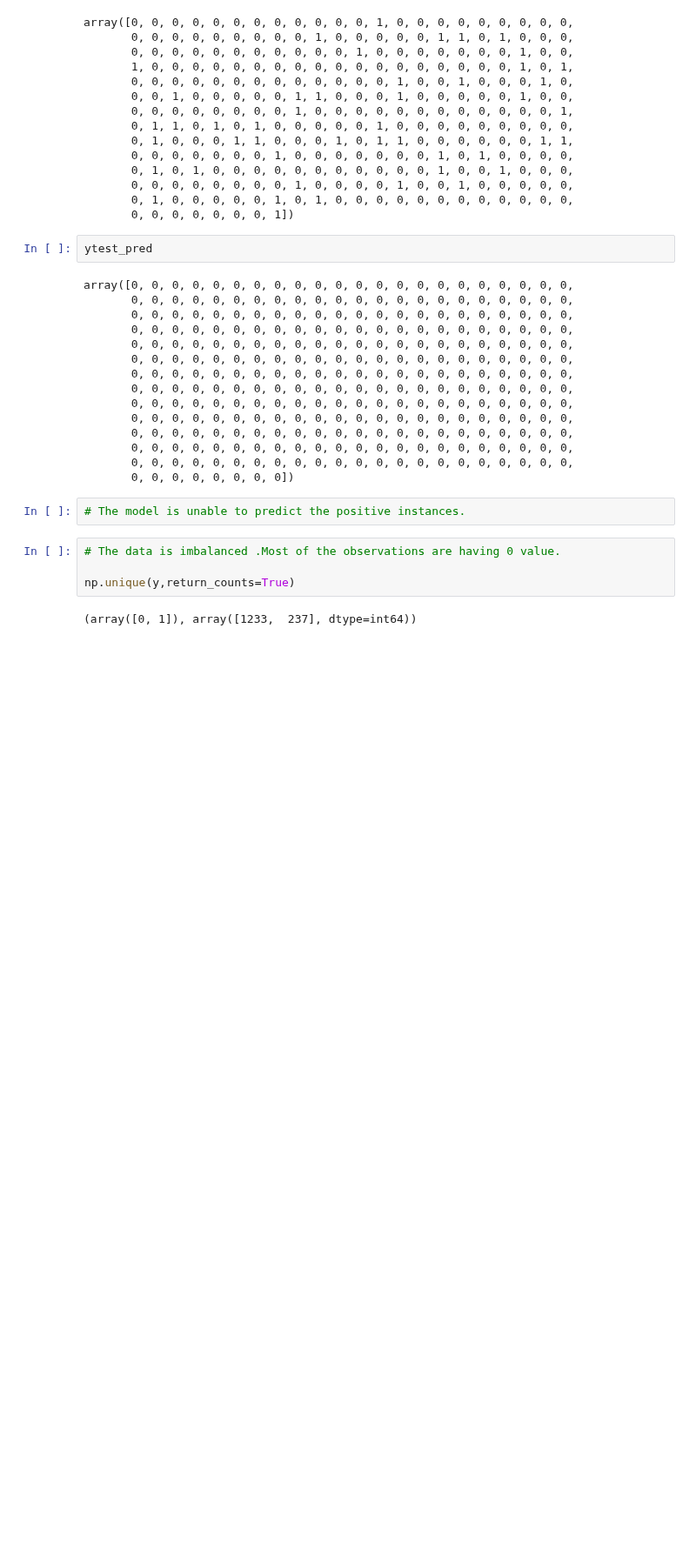
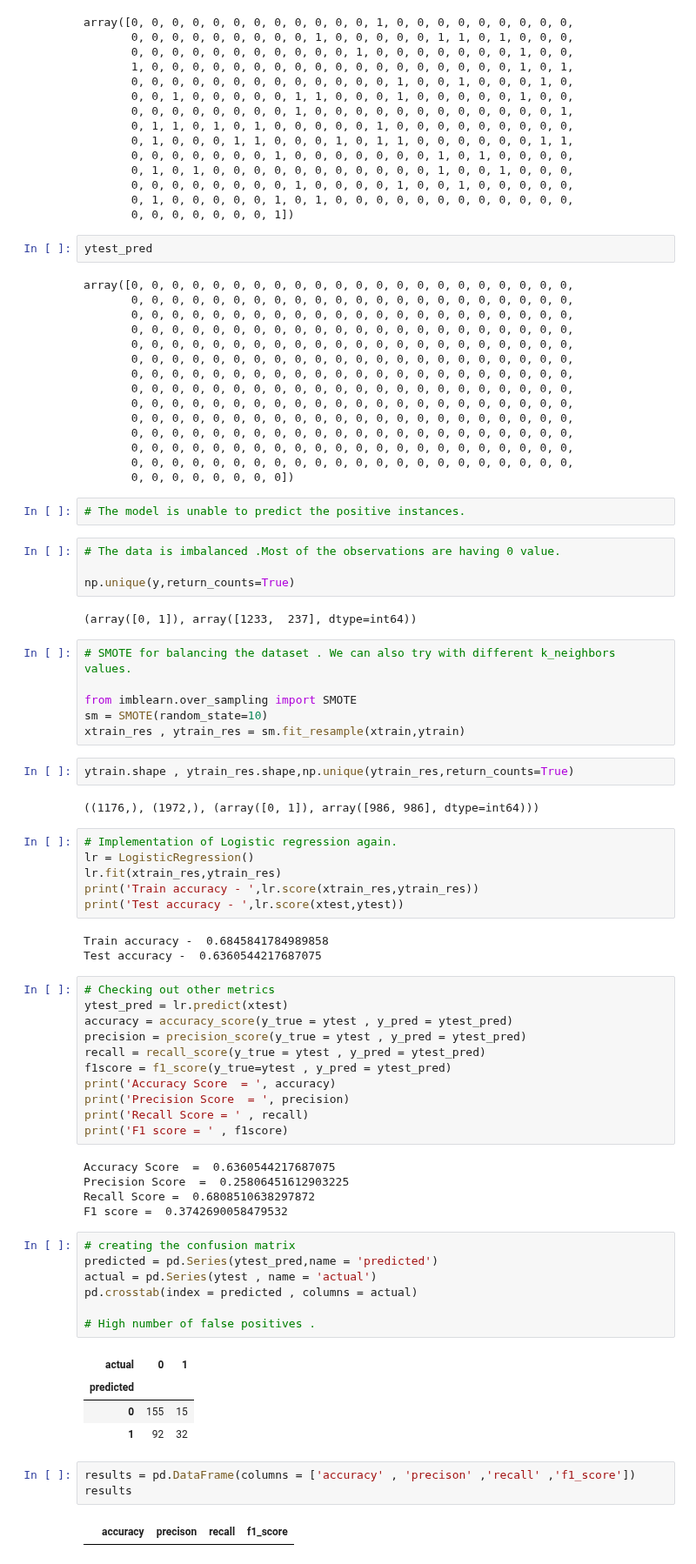
Before and after one commit to AnkurBhatt07/Code-Clause-Employee-Attrition-Likelihood-Prediction, a Jupyter notebook: prediction_model.ipynb, the cells around one changed output. Shown at 87% size. Saved outputs shown, nothing was run; the diff lists cells and outputs as text; blank space fills up the shorter version.

Commit message:
Balance the target variable using Smote and implementation of logistic regression  thereafter

```diff
--- a/prediction_model.ipynb
+++ b/prediction_model.ipynb
@@ -380,3 +380,55 @@ array([0, 0, 0, 0, 0, 0, 0, 0, 0, 0, 0, 0, 0, 0, 0, 0, 0, 0, 0, 0, 0, 0,
 np.unique(y,return_counts=True)
 # %% [output]
 (array([0, 1]), array([1233,  237], dtype=int64))
+# %%
+# SMOTE for balancing the dataset . We can also try with different k_neighbors values.
+
+from imblearn.over_sampling import SMOTE
+sm = SMOTE(random_state=10)
+xtrain_res , ytrain_res = sm.fit_resample(xtrain,ytrain)
+# %%
+ytrain.shape , ytrain_res.shape,np.unique(ytrain_res,return_counts=True)
+# %% [output]
+((1176,), (1972,), (array([0, 1]), array([986, 986], dtype=int64)))
+# %%
+# Implementation of Logistic regression again.
+lr = LogisticRegression()
+lr.fit(xtrain_res,ytrain_res)
+print('Train accuracy - ',lr.score(xtrain_res,ytrain_res))
+print('Test accuracy - ',lr.score(xtest,ytest))
+# %% [output]
+Train accuracy -  0.6845841784989858
+Test accuracy -  0.6360544217687075
+# %%
+# Checking out other metrics
+ytest_pred = lr.predict(xtest)
+accuracy = accuracy_score(y_true = ytest , y_pred = ytest_pred)
+precision = precision_score(y_true = ytest , y_pred = ytest_pred)
+recall = recall_score(y_true = ytest , y_pred = ytest_pred)
+f1score = f1_score(y_true=ytest , y_pred = ytest_pred)
+print('Accuracy Score  = ', accuracy)
+print('Precision Score  = ', precision)
+print('Recall Score = ' , recall)
+print('F1 score = ' , f1score)
+# %% [output]
+Accuracy Score  =  0.6360544217687075
+Precision Score  =  0.25806451612903225
+Recall Score =  0.6808510638297872
+F1 score =  0.3742690058479532
+# %%
+# creating the confusion matrix
+predicted = pd.Series(ytest_pred,name = 'predicted')
+actual = pd.Series(ytest , name = 'actual')
+pd.crosstab(index = predicted , columns = actual)
+
+# High number of false positives .
+# %% [output]
+| actual | 0 | 1 |
+| predicted |  |  |
+| 0 | 155 | 15 |
+| 1 | 92 | 32 |
+# %%
+results = pd.DataFrame(columns = ['accuracy' , 'precison' ,'recall' ,'f1_score'])
+results
+# %% [output]
+|  | accuracy | precison | recall | f1_score |
```
Also changed, not shown: parts of 1 cell of this notebook.
